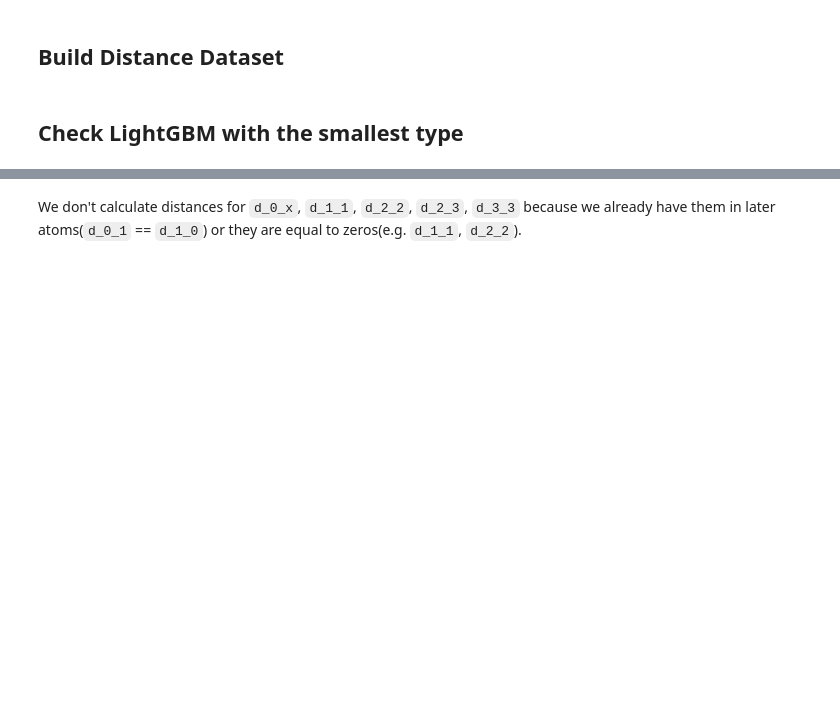
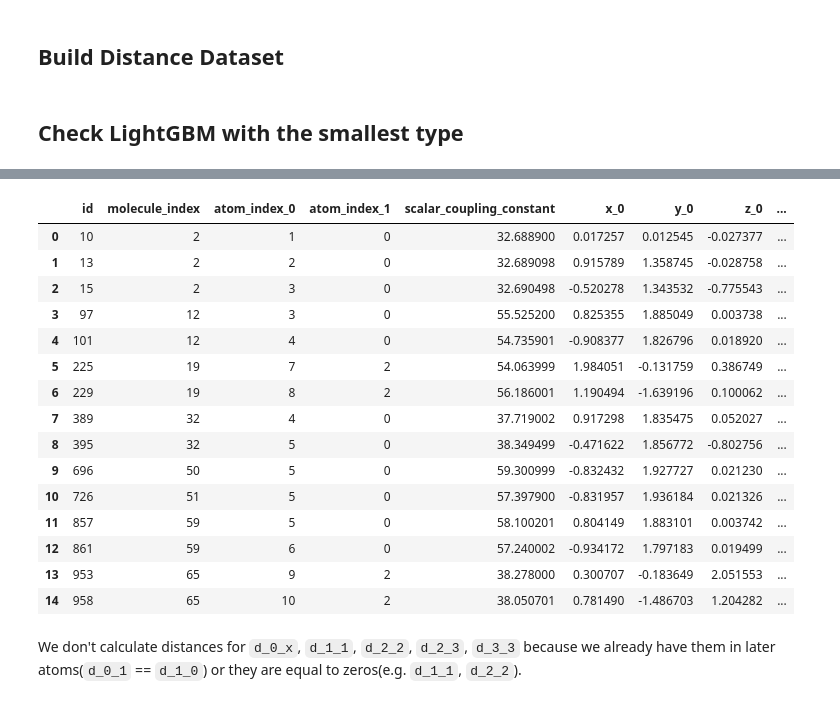
Before and after one commit to dmvlasenk/Kaggle_Predicting_Molecular_Properties, a Jupyter notebook: from_kaggle/fork-from-kernel-1-481.ipynb, the cells around one changed output, grey strips where cells are left out. Drawn from its saved outputs; the diff is of its cells as text; code cells hidden in the pictures; blank space fills up the shorter version.

```diff
--- a/from_kaggle/fork-from-kernel-1-481.ipynb
+++ b/from_kaggle/fork-from-kernel-1-481.ipynb
@@ -306,3 +311,22 @@ Wall time: 1.53 s
+# %%
+full.head(15)
+# %% [output]
+|  | id | molecule_index | atom_index_0 | atom_index_1 | scalar_coupling_constant | x_0 | y_0 | z_0 | ... |
+| 0 | 10 | 2 | 1 | 0 | 32.688900 | 0.017257 | 0.012545 | -0.027377 | ... |
+| 1 | 13 | 2 | 2 | 0 | 32.689098 | 0.915789 | 1.358745 | -0.028758 | ... |
+| 2 | 15 | 2 | 3 | 0 | 32.690498 | -0.520278 | 1.343532 | -0.775543 | ... |
+| 3 | 97 | 12 | 3 | 0 | 55.525200 | 0.825355 | 1.885049 | 0.003738 | ... |
+| 4 | 101 | 12 | 4 | 0 | 54.735901 | -0.908377 | 1.826796 | 0.018920 | ... |
+| 5 | 225 | 19 | 7 | 2 | 54.063999 | 1.984051 | -0.131759 | 0.386749 | ... |
+| 6 | 229 | 19 | 8 | 2 | 56.186001 | 1.190494 | -1.639196 | 0.100062 | ... |
+| 7 | 389 | 32 | 4 | 0 | 37.719002 | 0.917298 | 1.835475 | 0.052027 | ... |
+| 8 | 395 | 32 | 5 | 0 | 38.349499 | -0.471622 | 1.856772 | -0.802756 | ... |
+| 9 | 696 | 50 | 5 | 0 | 59.300999 | -0.832432 | 1.927727 | 0.021230 | ... |
+| 10 | 726 | 51 | 5 | 0 | 57.397900 | -0.831957 | 1.936184 | 0.021326 | ... |
+| 11 | 857 | 59 | 5 | 0 | 58.100201 | 0.804149 | 1.883101 | 0.003742 | ... |
+| 12 | 861 | 59 | 6 | 0 | 57.240002 | -0.934172 | 1.797183 | 0.019499 | ... |
+| 13 | 953 | 65 | 9 | 2 | 38.278000 | 0.300707 | -0.183649 | 2.051553 | ... |
+| 14 | 958 | 65 | 10 | 2 | 38.050701 | 0.781490 | -1.486703 | 1.204282 | ... |
 # %% [markdown]
 We don't calculate distances for `d_0_x`, `d_1_1`, `d_2_2`, `d_2_3`, `d_3_3` because we already have them in later atoms(`d_0_1` == `d_1_0`) or they are equal to zeros(e.g. `d_1_1`, `d_2_2`).
 # %%
```
Also changed, not shown: parts of 19 cells of this notebook, 2 other files.
